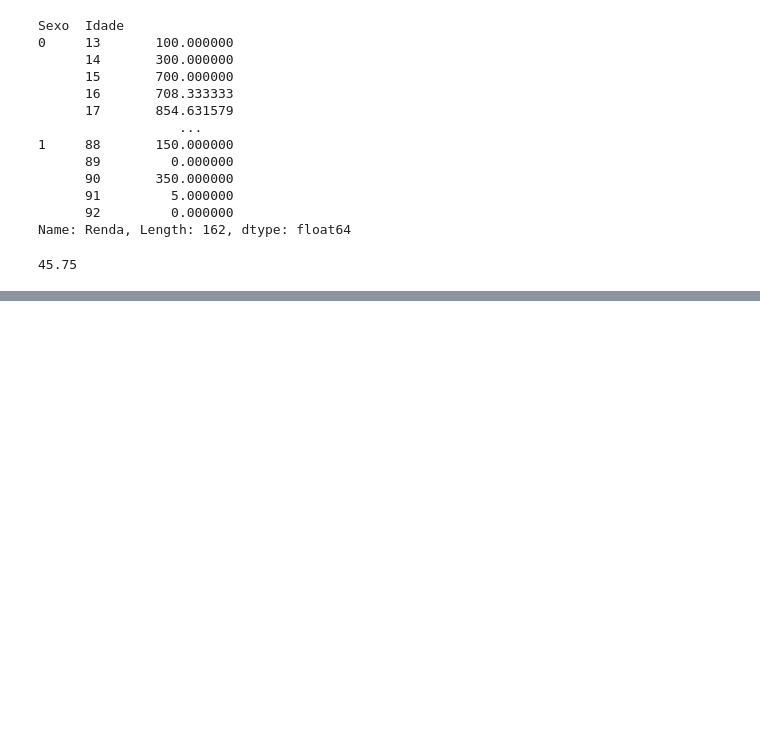
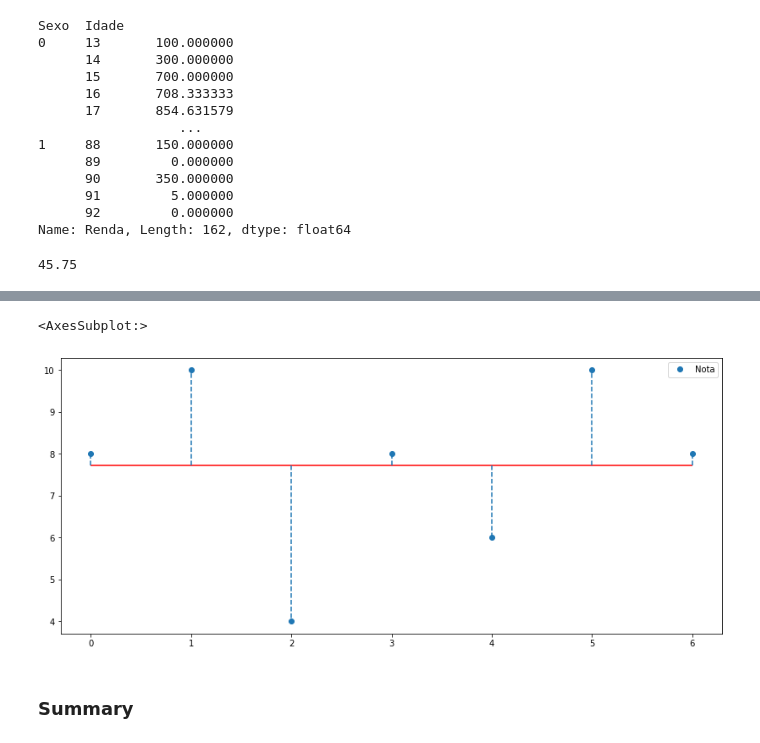
Before and after one commit to acnaweb/python-statistic, a Jupyter notebook: labs/statistic.ipynb, the cells around one changed output, grey strips where cells are left out. Saved outputs shown, nothing was run; the diff lists cells and outputs as text; code cells hidden in the pictures; blank space fills up the shorter version.

```diff
--- a/labs/statistic.ipynb
+++ b/labs/statistic.ipynb
@@ -262,0 +378,12 @@ dataset.groupby("Sexo")["Idade"].mean().loc["H"]
+# %%
+notas = {"Matemática": 8,
+"Português":10,
+"Inglês": 4,
+"Geografia": 8,
+"História": 6,
+"Física": 10,
+"Química": 8
+}
+
+df_notas = pd.DataFrame(notas.items(), columns = ["Disciplina", "Nota"])
+df_notas
@@ -262,0 +399,14 @@ dataset.groupby("Sexo")["Idade"].mean().loc["H"]
+# %%
+ax = df_notas.plot(style = 'o')
+
+ax.figure.set_size_inches(14, 6)
+ax.hlines(y = df_notas.mean(), xmin = 0, xmax = df_notas.shape[0] - 1, colors = 'red')
+
+for i in range(df_notas.shape[0]):
+    ax.vlines(x = i, ymin = df_notas.mean(), ymax = df_notas['Nota'][i], linestyle='dashed')
+ax
+# %% [output]
+<AxesSubplot:>
+[figure, added]
+# %% [markdown]
+### Summary
```
Also changed, not shown: parts of 24 cells of this notebook.
